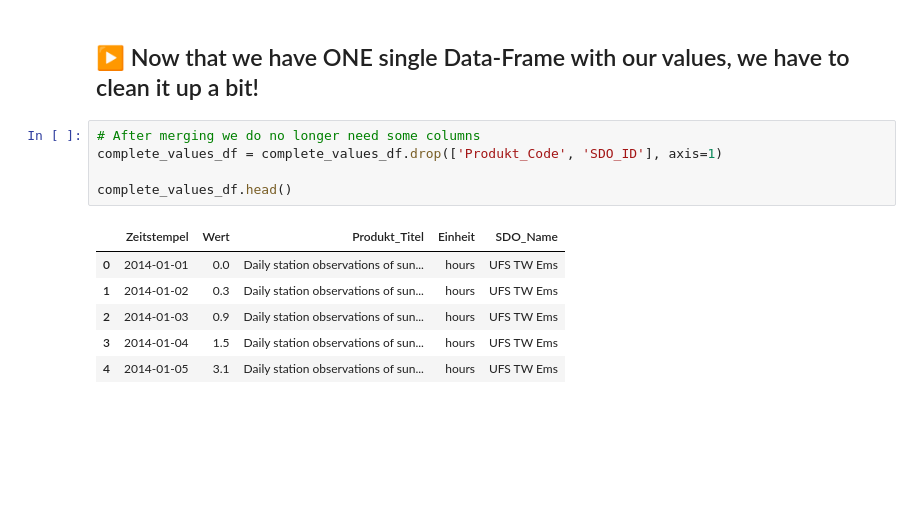
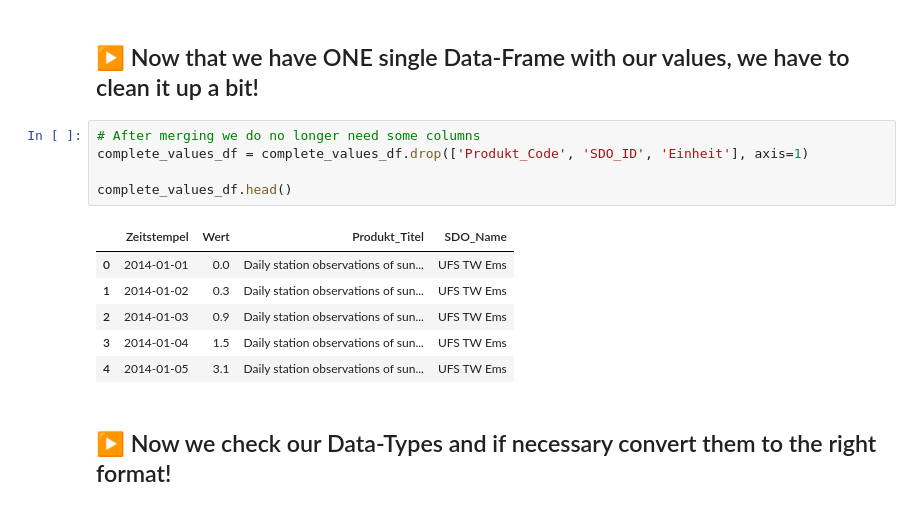
Before and after one commit to Gizmo-Labs/Statistical-Computing, a Jupyter notebook: IdealerWohnort.ipynb, the cells around one changed output. Drawn from its saved outputs; the diff is of its cells as text; blank space fills up the shorter version.

```diff
--- a/IdealerWohnort.ipynb
+++ b/IdealerWohnort.ipynb
@@ -81,13 +75,15 @@ complete_values_df.head(2)
 ## ▶️ Now that we have ONE single Data-Frame with our values, we have to clean it up a bit!
 # %%
 # After merging we do no longer need some columns
-complete_values_df = complete_values_df.drop(['Produkt_Code', 'SDO_ID'], axis=1)
+complete_values_df = complete_values_df.drop(['Produkt_Code', 'SDO_ID', 'Einheit'], axis=1)
 
 complete_values_df.head()
 # %% [output]
-|  | Zeitstempel | Wert | Produkt_Titel | Einheit | SDO_Name |
-| 0 | 2014-01-01 | 0.0 | Daily station observations of sun... | hours | UFS TW Ems |
-| 1 | 2014-01-02 | 0.3 | Daily station observations of sun... | hours | UFS TW Ems |
-| 2 | 2014-01-03 | 0.9 | Daily station observations of sun... | hours | UFS TW Ems |
-| 3 | 2014-01-04 | 1.5 | Daily station observations of sun... | hours | UFS TW Ems |
-| 4 | 2014-01-05 | 3.1 | Daily station observations of sun... | hours | UFS TW Ems |
+|  | Zeitstempel | Wert | Produkt_Titel | SDO_Name |
+| 0 | 2014-01-01 | 0.0 | Daily station observations of sun... | UFS TW Ems |
+| 1 | 2014-01-02 | 0.3 | Daily station observations of sun... | UFS TW Ems |
+| 2 | 2014-01-03 | 0.9 | Daily station observations of sun... | UFS TW Ems |
+| 3 | 2014-01-04 | 1.5 | Daily station observations of sun... | UFS TW Ems |
+| 4 | 2014-01-05 | 3.1 | Daily station observations of sun... | UFS TW Ems |
+# %% [markdown]
+## ▶️ Now we check our Data-Types and if necessary convert them to the right format!
```
Also changed, not shown: parts of 10 cells of this notebook.
